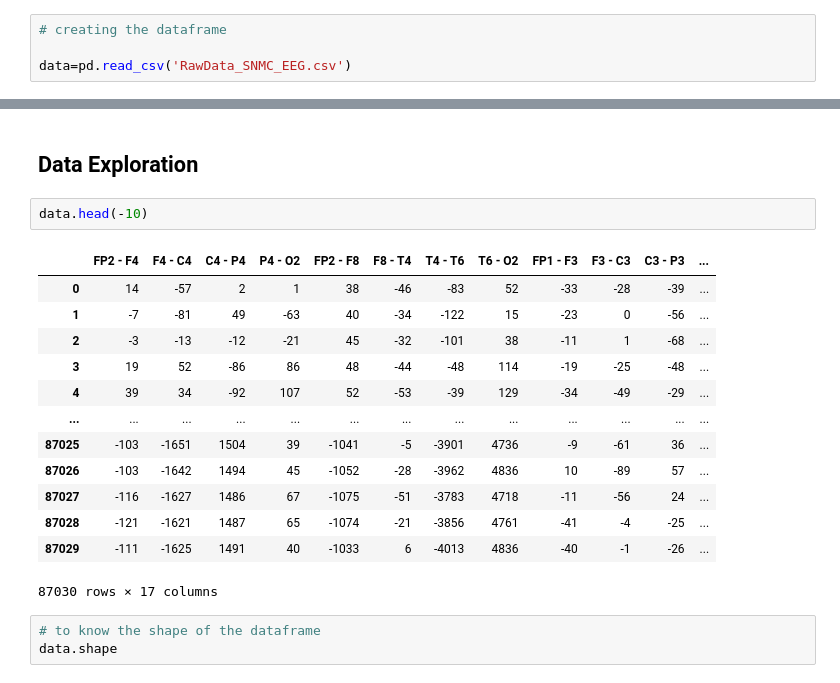
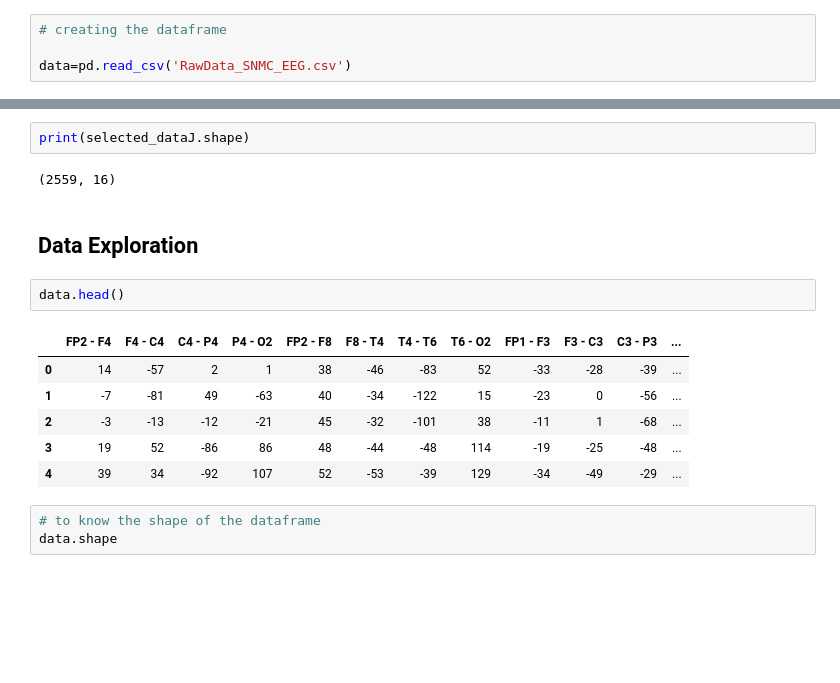
Before and after one commit to adarshm0han/Epileptic-Brain-Seizure-Detector, a Jupyter notebook: Epileptic-Seizures-Detector.ipynb, the cells around one changed output, grey strips where cells are left out. Saved outputs shown, nothing was run; the diff lists cells and outputs as text; blank space fills up the shorter version.

```diff
--- a/Epileptic-Seizures-Detector.ipynb
+++ b/Epileptic-Seizures-Detector.ipynb
@@ -12,21 +373,18 @@ data=pd.read_csv('RawData_SNMC_EEG.csv')
+# %%
+print(selected_dataJ.shape)
+# %% [output]
+(2559, 16)
 # %% [markdown]
 ## Data Exploration
 # %%
-data.head(-10)
+data.head()
 # %% [output]
 |  | FP2 - F4 | F4 - C4 | C4 - P4 | P4 - O2 | FP2 - F8 | F8 - T4 | T4 - T6 | T6 - O2 | FP1 - F3 | F3 - C3 | C3 - P3 | ... |
 | 0 | 14 | -57 | 2 | 1 | 38 | -46 | -83 | 52 | -33 | -28 | -39 | ... |
 | 1 | -7 | -81 | 49 | -63 | 40 | -34 | -122 | 15 | -23 | 0 | -56 | ... |
 | 2 | -3 | -13 | -12 | -21 | 45 | -32 | -101 | 38 | -11 | 1 | -68 | ... |
 | 3 | 19 | 52 | -86 | 86 | 48 | -44 | -48 | 114 | -19 | -25 | -48 | ... |
 | 4 | 39 | 34 | -92 | 107 | 52 | -53 | -39 | 129 | -34 | -49 | -29 | ... |
-| ... | ... | ... | ... | ... | ... | ... | ... | ... | ... | ... | ... | ... |
-| 87025 | -103 | -1651 | 1504 | 39 | -1041 | -5 | -3901 | 4736 | -9 | -61 | 36 | ... |
-| 87026 | -103 | -1642 | 1494 | 45 | -1052 | -28 | -3962 | 4836 | 10 | -89 | 57 | ... |
-| 87027 | -116 | -1627 | 1486 | 67 | -1075 | -51 | -3783 | 4718 | -11 | -56 | 24 | ... |
-| 87028 | -121 | -1621 | 1487 | 65 | -1074 | -21 | -3856 | 4761 | -41 | -4 | -25 | ... |
-| 87029 | -111 | -1625 | 1491 | 40 | -1033 | 6 | -4013 | 4836 | -40 | -1 | -26 | ... |
-87030 rows × 17 columns
 # %%
 # to know the shape of the dataframe
 data.shape
```
Also changed, not shown: parts of 25 cells of this notebook.
